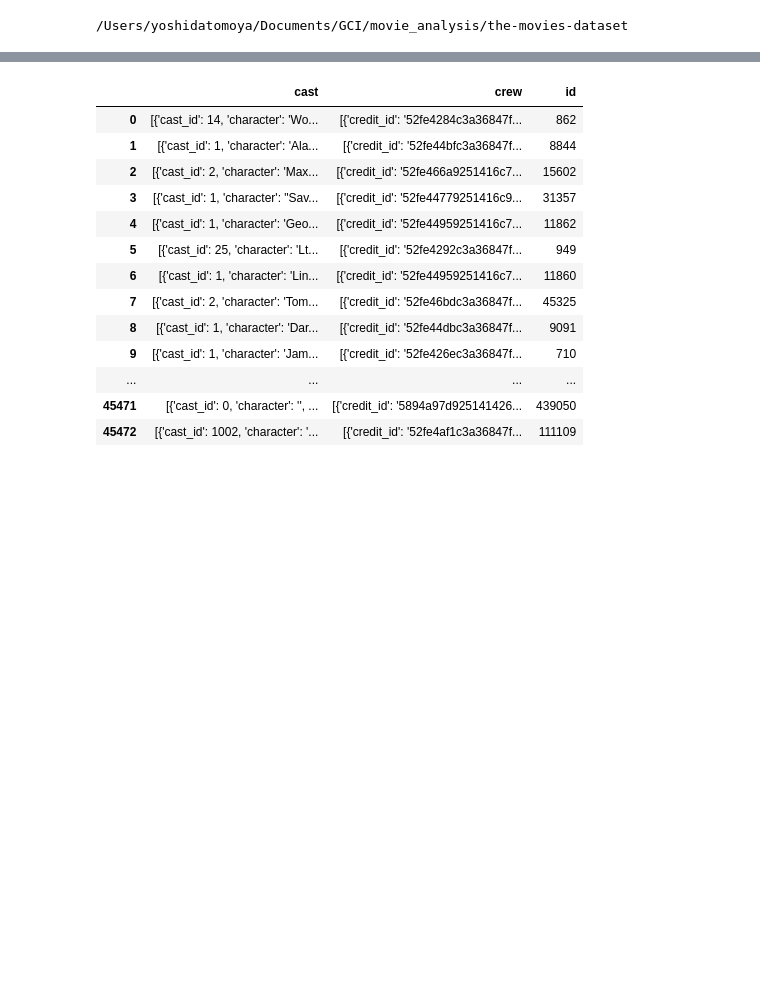
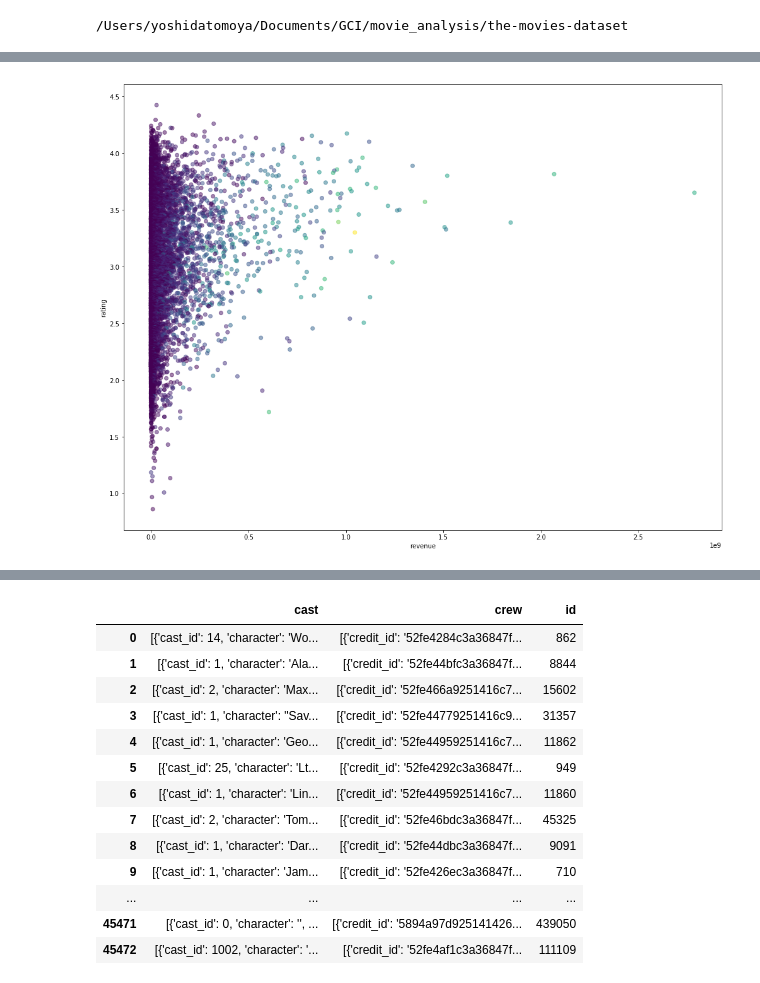
Before and after one commit to gci-team4/movie_yoshida, a Jupyter notebook: movie_analysis.ipynb, the cells around one changed output, grey strips where cells are left out. Cells and saved outputs as stored; diff of their text form; code cells hidden in the pictures; blank space fills up the shorter version.

```diff
--- a/movie_analysis.ipynb
+++ b/movie_analysis.ipynb
@@ -23,0 +130,3 @@ keywords.csv*        links_small.csv*     ratings_small.csv*
+# %%
+links = pd.read_csv(links_URL)
+links.head()
@@ -23,0 +140,3 @@ keywords.csv*        links_small.csv*     ratings_small.csv*
+# %%
+scores = pd.merge(scores, links, on='movieId', how='left')
+scores.head()
@@ -23,0 +150,7 @@ keywords.csv*        links_small.csv*     ratings_small.csv*
+# %%
+metadata = metadata.drop([19730, 29503, 35587])
+metadata.release_date = pd.to_datetime(metadata['release_date'], format='%Y-%m-%d', errors='ignore')
+metadata.id = pd.to_numeric(metadata.id)
+# %%
+score_meta = pd.merge(scores, metadata, left_on='tmdbId', right_on='id', how='left')
+score_meta.head()
@@ -23,0 +165,10 @@ keywords.csv*        links_small.csv*     ratings_small.csv*
+# %%
+figsize(17, 13)
+
+score_meta = score_meta[score_meta.revenue!=0.0]
+plt.scatter(score_meta['revenue'], score_meta['95%_least_plausible'], c=score_meta['budget'], alpha=0.5)
+plt.xlabel('revenue')
+plt.ylabel('rating')
+plt.savefig('revenue_rating.jpg')
+# %% [output]
+[figure, added]
```
Also changed, not shown: parts of 29 cells of this notebook, 1 other file.
